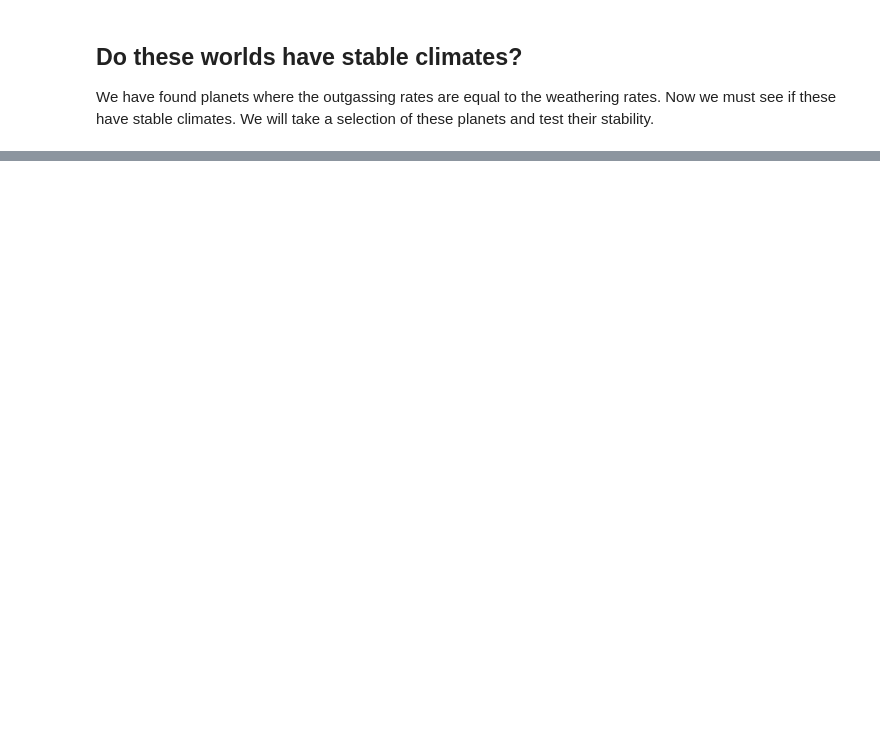
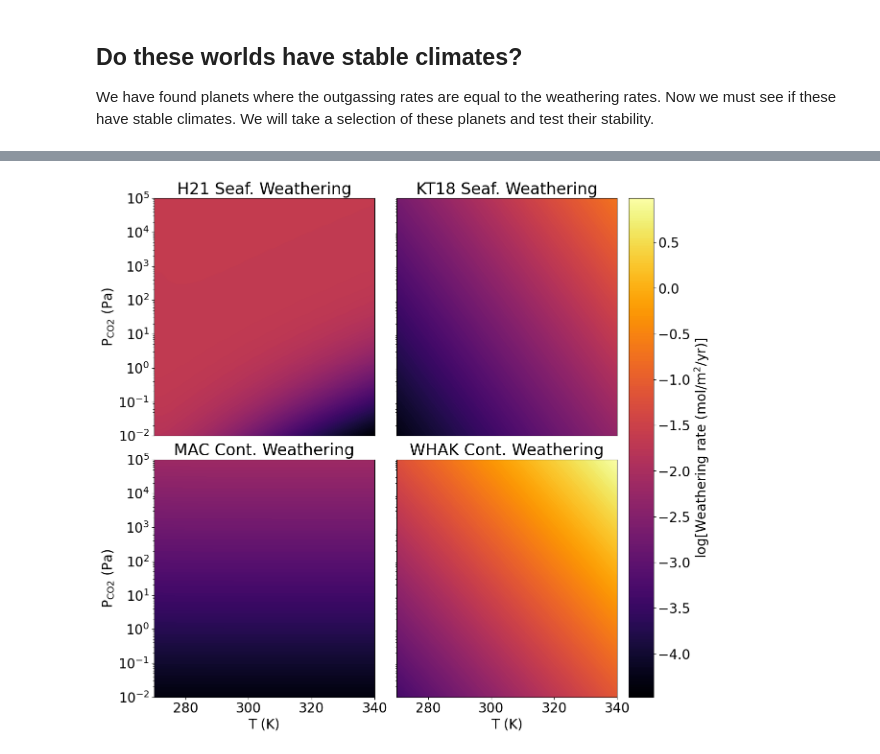
Before and after one commit to astro-pavan/kamino, a Jupyter notebook: notebooks/poster.ipynb, the cells around one changed output, grey strips where cells are left out. Saved outputs shown, nothing was run; the diff lists cells and outputs as text; code cells hidden in the pictures; blank space fills up the shorter version.

```diff
--- a/notebooks/poster.ipynb
+++ b/notebooks/poster.ipynb
@@ -384,0 +395,84 @@ No solution.
+# %%
+from kamino.seafloor_weathering.weathering import *
+
+n = 30
+
+T_range = np.linspace(270, 340, num=n)
+pco2_range = np.logspace(-2, 5, num=n)
+# %%
+W_H21 = np.zeros((n,n))
+W_WHAK = np.zeros((n,n))
+W_MAC = np.zeros((n,n))
+W_KT18 = np.zeros((n,n))
+
+for i, T in enumerate(T_range):
+    for j, pco2 in enumerate(pco2_range):
+        W_H21[i, j] = get_weathering_rate(1e6, T, pco2 / 1e5, 0.05, 100, 50e6)
+        W_WHAK[i, j] = get_weathering_rate_WHAK(1e5, T, pco2 / 1e5)
+        W_MAC[i, j] = get_weathering_rate_MAC(T, pco2 / 1e5)
+        W_KT18[i, j] = get_weathering_rate_KT18(1e5, T, pco2 / 1e5)
+# %%
+cmap = 'inferno'
+
+all_data = [
+    np.log10(W_H21.T),
+    np.log10(W_KT18.T),
+    np.log10(W_MAC.T),
+    np.log10(W_WHAK.T)
+]
+vmin = min(d.min() for d in all_data)
+vmax = max(d.max() for d in all_data)
+
+tick_min = np.ceil(2 * vmin) / 2
+tick_max = np.floor(2 * vmax) / 2
+round_ticks = np.arange(2 * tick_min, (2 * tick_max + 1)) / 2
+
+# 2. Create shared levels based on this global range
+# Using np.linspace ensures all plots use the exact same color boundaries
+levels = np.linspace(vmin, vmax, 200)
+
+fig, axes = plt.subplots(2, 2, figsize=(plot_width, 0.9*plot_width), gridspec_kw={'hspace': 0.1, 'wspace': 0.1})
+
+# Subplot 0, 0
+ax = axes[0, 0]
+cf = ax.contourf(T_range, pco2_range, np.log10(W_H21.T), levels=levels, cmap=cmap)
+cf.set_edgecolor("face")
+ax.set_title('H21 Seaf. Weathering')
+ax.set_ylabel('$\\text{P}_{\\text{CO2}}$ (Pa)')
+ax.set_yscale('log')
+ax.set_xticks([])
+
+# Subplot 0, 1
+ax = axes[0, 1]
+cf = ax.contourf(T_range, pco2_range, np.log10(W_KT18.T), levels=levels, cmap=cmap)
+cf.set_edgecolor("face")
+ax.set_title('KT18 Seaf. Weathering')
+ax.set_yscale('log')
+ax.set_xticks([])
+ax.set_yticks([])
+
+# Subplot 1, 0
+ax = axes[1, 0]
+cf = ax.contourf(T_range, pco2_range, np.log10(W_MAC.T), levels=levels, cmap=cmap)
+cf.set_edgecolor("face")
+ax.set_title('MAC Cont. Weathering')
+ax.set_xlabel('T (K)')
+ax.set_ylabel('$\\text{P}_{\\text{CO2}}$ (Pa)')
+ax.set_yscale('log')
+
+# Subplot 1, 1
+ax = axes[1, 1]
+cf = ax.contourf(T_range, pco2_range, np.log10(W_WHAK.T), levels=levels, cmap=cmap)
+cf.set_edgecolor("face")
+ax.set_title('WHAK Cont. Weathering')
+ax.set_xlabel('T (K)')
+ax.set_yscale('log')
+ax.set_yticks([])
+
+# The colorbar now accurately represents the scale for all four plots
+cbar = fig.colorbar(cf, ax=axes.ravel().tolist(), orientation='vertical', pad=0.02, ticks=round_ticks)
+cbar.set_label('log[Weathering rate (mol/$\\text{m}^2$/yr)]')
+plt.savefig('weathering_comparison.pdf', bbox_inches='tight')
+plt.show()
+# %% [output]
+[figure, added]
```
Also changed, not shown: parts of 16 cells of this notebook, 4 other files.
